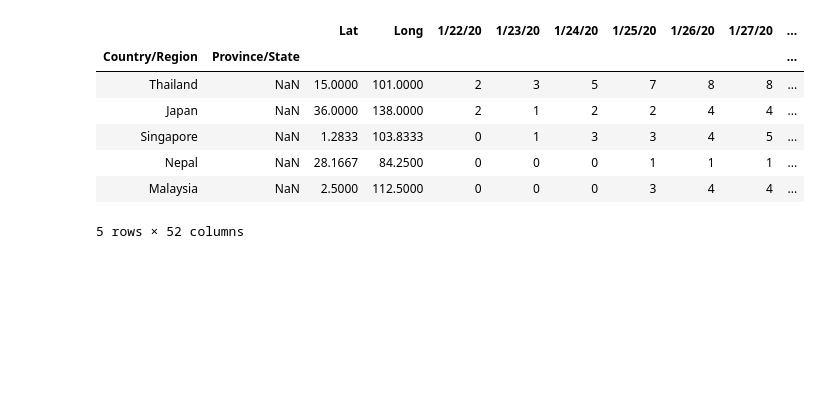
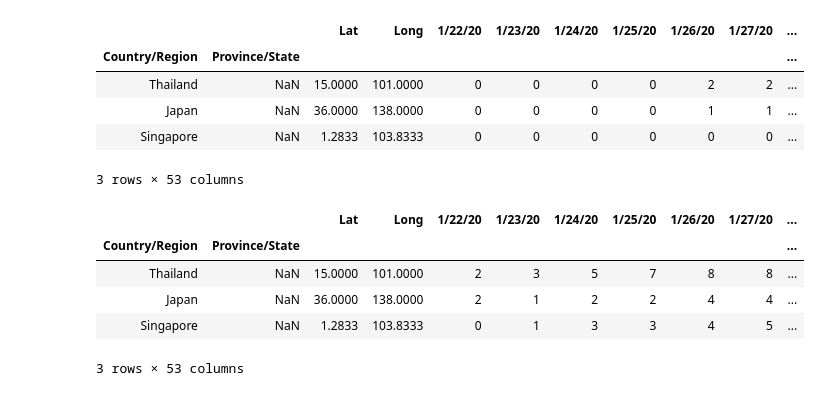
Before and after one commit to matsim-vsp/COVID-19, a Jupyter notebook: csse_covid_19_data/csse_covid_19_time_series/Untitled.ipynb, the cells around one changed output. Saved outputs shown, nothing was run; the diff lists cells and outputs as text; code cells hidden in the pictures; blank space fills up the shorter version.

```diff
--- a/csse_covid_19_data/csse_covid_19_time_series/Untitled.ipynb
+++ b/csse_covid_19_data/csse_covid_19_time_series/Untitled.ipynb
@@ -3,22 +3,28 @@ import pandas as pd
 import matplotlib.pyplot as plt
 import numpy as np
 from cycler import cycler
+# %%
+rr = pd.read_csv('time_series_19-covid-Recovered.csv', sep=',')
+rr2 = rr.set_index(['Country/Region','Province/State'])
+rr2.head(3)
+# %% [output]
+|  |  | Lat | Long | 1/22/20 | 1/23/20 | 1/24/20 | 1/25/20 | 1/26/20 | 1/27/20 | ... |
+| Country/Region | Province/State |  |  |  |  |  |  |  |  | ... |
+| Thailand | NaN | 15.0000 | 101.0000 | 0 | 0 | 0 | 0 | 2 | 2 | ... |
+| Japan | NaN | 36.0000 | 138.0000 | 0 | 0 | 0 | 0 | 1 | 1 | ... |
+| Singapore | NaN | 1.2833 | 103.8333 | 0 | 0 | 0 | 0 | 0 | 0 | ... |
+3 rows × 53 columns
 # %%
 # read csv:
 #df = pd.read_csv('time_series_19-covid-Confirmed.csv', sep=';', index_col=0,keep_default_na=False).T
 df = pd.read_csv('time_series_19-covid-Confirmed.csv', sep=',')
-df.head(9)
 # re-set the index (row headers):
 df2 = df.set_index(['Country/Region','Province/State'])
-#remove spurious last column:
-df2b = df2.loc[:, ~df2.columns.str.contains('^Unnamed')]
-df2b.head(5)
+df2.head(3)
 # %% [output]
 |  |  | Lat | Long | 1/22/20 | 1/23/20 | 1/24/20 | 1/25/20 | 1/26/20 | 1/27/20 | ... |
 | Country/Region | Province/State |  |  |  |  |  |  |  |  | ... |
 | Thailand | NaN | 15.0000 | 101.0000 | 2 | 3 | 5 | 7 | 8 | 8 | ... |
 | Japan | NaN | 36.0000 | 138.0000 | 2 | 1 | 2 | 2 | 4 | 4 | ... |
 | Singapore | NaN | 1.2833 | 103.8333 | 0 | 1 | 3 | 3 | 4 | 5 | ... |
-| Nepal | NaN | 28.1667 | 84.2500 | 0 | 0 | 0 | 1 | 1 | 1 | ... |
-| Malaysia | NaN | 2.5000 | 112.5000 | 0 | 0 | 0 | 3 | 4 | 4 | ... |
-5 rows × 52 columns
+3 rows × 53 columns
```
Also changed, not shown: parts of 11 cells of this notebook.
